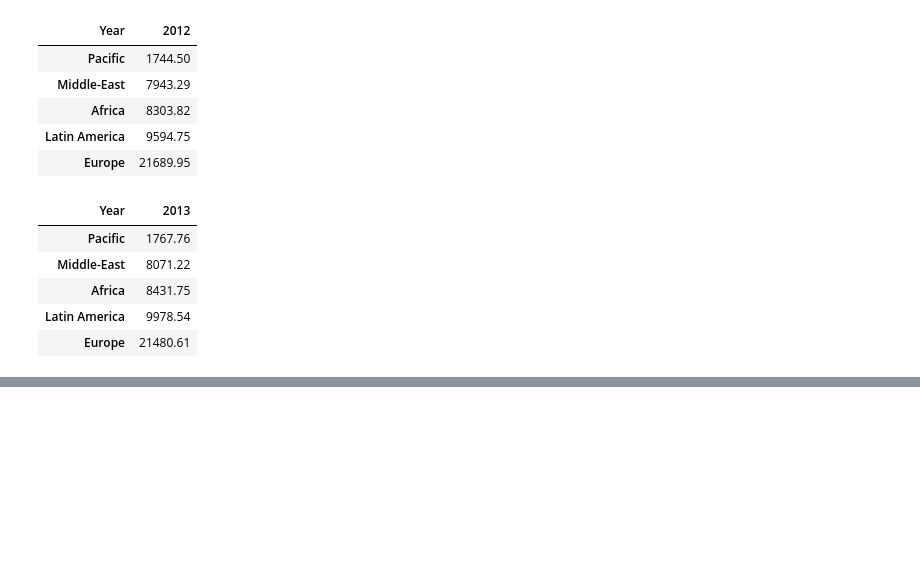
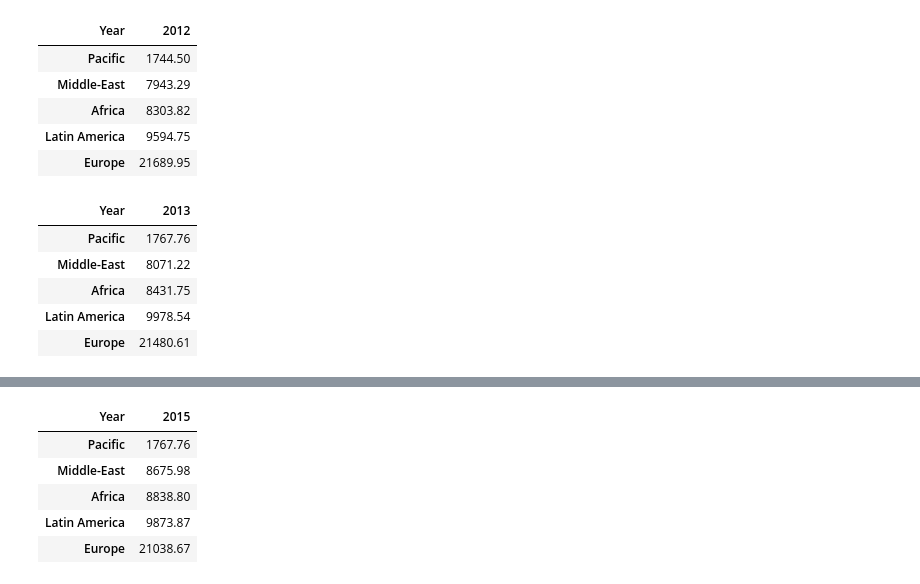
Before and after one commit to Alimva/Trabalho-Final-de-Dados, a Jupyter notebook: main/Notebooks/EDAs/alice_martins.ipynb, the cells around one changed output, grey strips where cells are left out. Cells and saved outputs as stored; diff of their text form; code cells hidden in the pictures; blank space fills up the shorter version.

```diff
--- a/main/Notebooks/EDAs/alice_martins.ipynb
+++ b/main/Notebooks/EDAs/alice_martins.ipynb
@@ -523,0 +533,9 @@ an5.sort_values(by = [2013]).iloc[:5, 2:3]
+# %%
+an5.sort_values(by = [2014]).iloc[:5, 4:5]
+# %% [output]
+| Year | 2015 |
+| Pacific | 1767.76 |
+| Middle-East | 8675.98 |
+| Africa | 8838.80 |
+| Latin America | 9873.87 |
+| Europe | 21038.67 |
```
Also changed, not shown: parts of 8 cells of this notebook.
